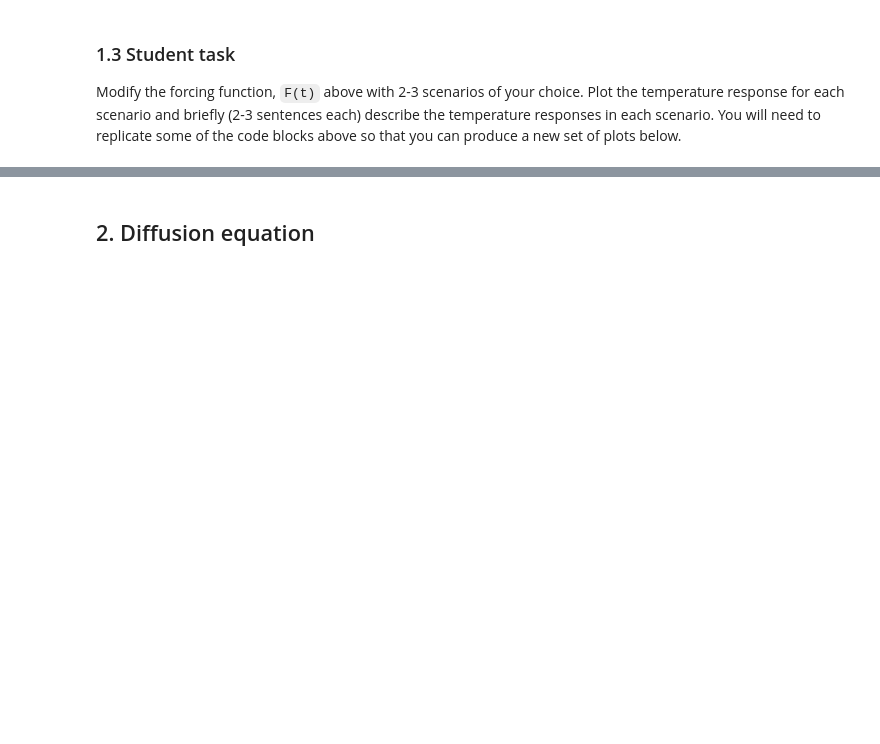
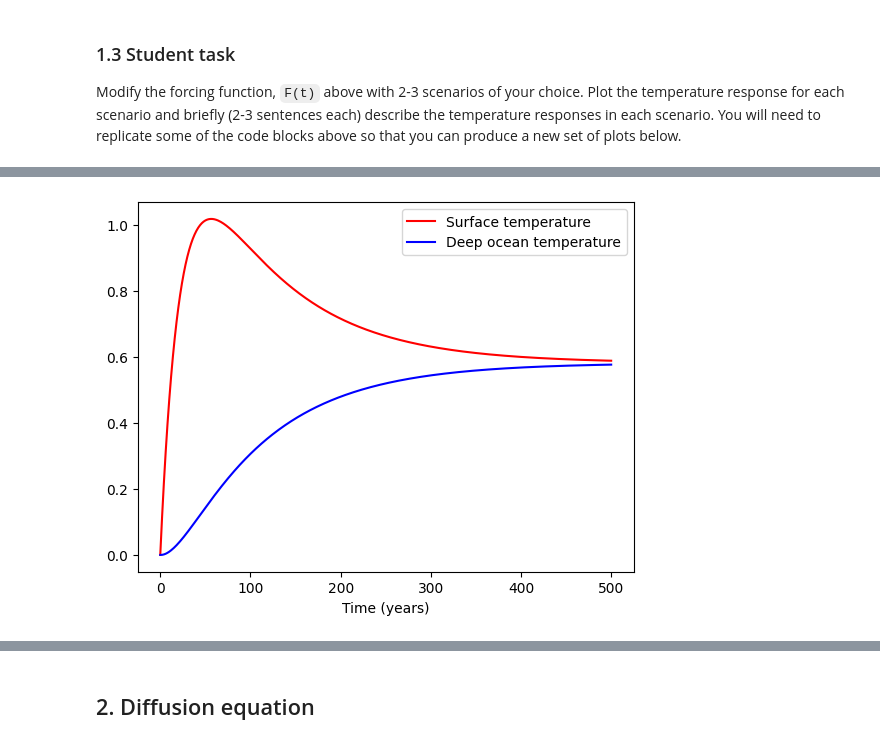
Before and after one commit to johnryantaylor/QCES, a Jupyter notebook: Project1_numerical_methods.ipynb, the cells around one changed output, grey strips where cells are left out. Saved outputs shown, nothing was run; the diff lists cells and outputs as text; code cells hidden in the pictures; blank space fills up the shorter version.

```diff
--- a/Project1_numerical_methods.ipynb
+++ b/Project1_numerical_methods.ipynb
@@ -118,0 +122,9 @@ INSERT DISCUSSION HERE
+# %%
+import math
+
+def exp_decay_forcing_fn(t):
+  return math.exp(-0.01 * t)
+
+get_plots_for_forcing_fn(exp_decay_forcing_fn)
+# %% [output]
+[figure, added]
```
Also changed, not shown: parts of 24 cells of this notebook.
